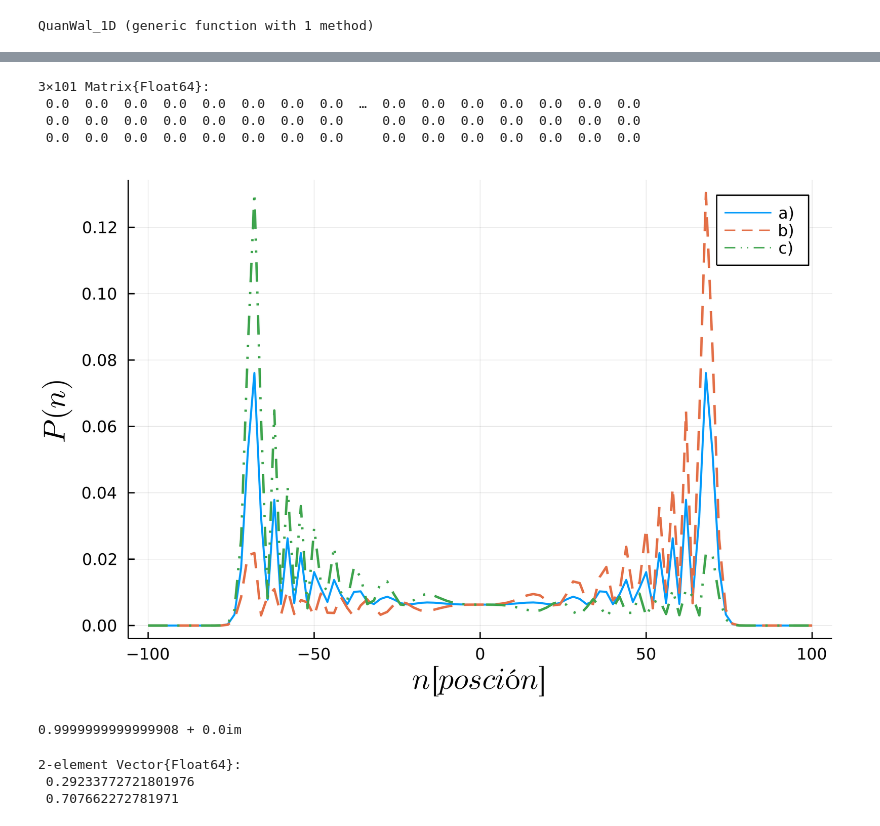
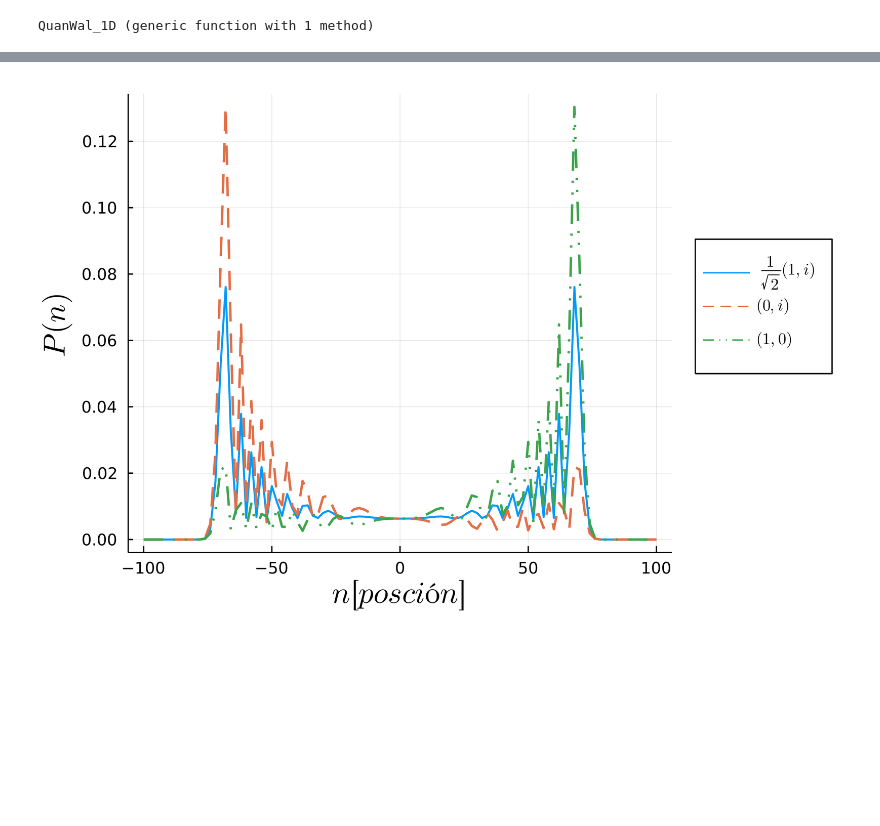
Before and after one commit to sebastiao239/quantum-walks-julia, a Jupyter notebook: Linea infinita/Codigo_QW.ipynb, the cells around one changed output, grey strips where cells are left out. Saved outputs shown, nothing was run; the diff lists cells and outputs as text; code cells hidden in the pictures; blank space fills up the shorter version.

```diff
--- a/Linea infinita/Codigo_QW.ipynb
+++ b/Linea infinita/Codigo_QW.ipynb
@@ -22,10 +22,10 @@ function QuanWal_1D(n::Int64,ϕ::Vector{ComplexF64},H::Matrix{Float64})
 
             for i=(n+1)-k:(n+1)+k
                 if kb[1]*transpose(kb[1])*(H*A[i]) != [0+0im,0+0im] #Si la proyección |L><L|H|phi> es diferente de 0
-                    B[i-1]=B[i-1]+kb[1]*transpose(kb[1])*(H*A[i])  #entonces en B escribira el nuevo qbit H|phi> en la posición n-1
+                    B[i+1]=B[i+1]+kb[1]*transpose(kb[1])*(H*A[i])  #entonces en B escribira el nuevo qbit H|phi> en la posición n-1
                 end                                                 #Sumandola a la anterior que estaba allí
                 if kb[2]*transpose(kb[2])*(H*A[i]) != [0+0im,0+0im] #Si la proyección |R><R|H|phi> es diferente de 0
-                    B[i+1]=B[i+1]+kb[2]*transpose(kb[2])*(H*A[i])   #entonces en B escribira el nuevo qbit H|phi> en la posición n+1
+                    B[i-1]=B[i-1]+kb[2]*transpose(kb[2])*(H*A[i])   #entonces en B escribira el nuevo qbit H|phi> en la posición n+1
                 end                                                  #Sumandola a la anterior que estaba allí
                 for j=(n+1)-k:(n+1)+k
                     A[i]=[0,0]                                     #Por último se reescribe A para que quede en ceros [0,0]
@@ -36,10 +36,10 @@ function QuanWal_1D(n::Int64,ϕ::Vector{ComplexF64},H::Matrix{Float64})
 
             for i=(n+1)-k:(n+1)+k
                 if kb[1]*transpose(kb[1])*(H*B[i]) != [0+0im,0+0im]
-                    A[i-1]=A[i-1]+kb[1]*transpose(kb[1])*(H*B[i])
+                    A[i+1]=A[i+1]+kb[1]*transpose(kb[1])*(H*B[i])
                 end
                 if kb[2]*transpose(kb[2])*(H*B[i]) != [0+0im,0+0im]
-                    A[i+1]=A[i+1]+kb[2]*transpose(kb[2])*(H*B[i])
+                    A[i-1]=A[i-1]+kb[2]*transpose(kb[2])*(H*B[i])
                 end
                 for j=(n+1)-k:(n+1)+k
                     B[i]=[0,0]
@@ -57,10 +57,10 @@ end
 # %% [output]
 QuanWal_1D (generic function with 1 method)
 # %%
-n=100
+n=102
 ϕ=1/sqrt(2)*[1, 1*im]
-ϕ=[1.0,0+0*im]
-ϕ=1.0*[0,1+0*im]
+ϕ=1.0*[1+0*im,0+0*im]
+#ϕ=1/sqrt(2)*[0+0*im,1+1*im]
 H=1/sqrt(2)*[1 1; 1 -1];
 
 
@@ -70,6 +70,10 @@ f(x)=(pi*(1-x^2)*sqrt(1-(2*x^2)))^(-1)
 
 @time G=QuanWal_1D(n,ϕ,H);
 
+
+####################
+###################33
+################33
 Space=-n:1:n
 Proba=norm.(G).^2
 
@@ -86,7 +90,7 @@ for i=1:length(Space)
 end
 Numero_de_datos=length(SpaceP)
 #scatter(SpaceP,ProbaP,lw=0.5,ms=2)
-plot(SpaceP,ProbaP,lw=2)
+plot!(SpaceP,ProbaP,lw=2, label=false,ylabel=L"P(n)",xlabel=L"n[posción]",guidefont=fnt,fmt = :png, dpi=500)
 #bar!((-n:1:n),norm.(G).^2)
 #plot!(-(1/sqrt(2) - 0.1):0.001:(1/sqrt(2) - 0.1),x->f(x))
 # %% [output]
@@ -94,7 +98,0 @@ plot(SpaceP,ProbaP,lw=2)
-# %%
-zeros(3,Numero_de_datos)
-# %% [output]
-3×101 Matrix{Float64}:
- 0.0  0.0  0.0  0.0  0.0  0.0  0.0  0.0  …  0.0  0.0  0.0  0.0  0.0  0.0  0.0
- 0.0  0.0  0.0  0.0  0.0  0.0  0.0  0.0     0.0  0.0  0.0  0.0  0.0  0.0  0.0
- 0.0  0.0  0.0  0.0  0.0  0.0  0.0  0.0     0.0  0.0  0.0  0.0  0.0  0.0  0.0
@@ -101,33 +141,33 @@ zeros(3,Numero_de_datos)
 # %%
 fnt = Plots.font("sans-serif", 15) # Para gráficar loas labels
 
 Cond_0=[1/sqrt(2)*[1, 1*im],[0, 1*im],[1, 0*im]]
 
-SpaceP=zeros(length(Con_0),Numero_de_datos)
-ProbaP=zeros(length(Con_0),Numero_de_datos)
+SpaceP=zeros(length(Cond_0),Numero_de_datos)
+ProbaP=zeros(length(Cond_0),Numero_de_datos)
 
-for i=1:length(Con_0)
+for i=1:length(Cond_0)
     G=QuanWal_1D(n,Cond_0[i],H);
     Space=-n:1:n
     Proba=norm.(G).^2
 
     Contador=1
     index=1
     while Contador != Numero_de_datos+1
 
         if Proba[index]!=0.0
             ProbaP[i,Contador]=Proba[index]
             SpaceP[i,Contador]=Space[index]
             Contador+=1
         end
         index +=1
     end
 end
 
-plot(SpaceP[1,:],ProbaP[1,:],lw=1.5, label="a)",ylabel=L"P(n)",xlabel=L"n[posción]"
-    ,legendfontsize=8.0,guidefont=fnt,fmt = :png, dpi=500)
-plot!(SpaceP[2,:],ProbaP[2,:],lw=1.8, label="b)",ls=:dash)
-plot!(SpaceP[3,:],ProbaP[3,:],lw=1.8, label="c)",ls=:dashdotdot)
+plot(SpaceP[1,:],ProbaP[1,:],lw=1.5, label=L"\frac{1}{\sqrt{2}}(1,i)",ylabel=L"P(n)",xlabel=L"n[posción]"
+    ,legendfontsize=8.0,legend=:outerright,guidefont=fnt,fmt = :png, dpi=500)
+plot!(SpaceP[2,:],ProbaP[2,:],lw=1.8, label=L"(0,i)",ls=:dash)
+plot!(SpaceP[3,:],ProbaP[3,:],lw=1.8, label=L"(1,0)",ls=:dashdotdot)
 # %% [output]
-[figure, old version]
+[figure, new version]
 # %%
@@ -135,21 +175 @@ savefig("./Quantum_walker_Infinity_Chain_Localized.png")
-# %%
-Dst=zeros(ComplexF64,2,2)
-pos=length(G)
-for i=1:pos
-    Dst[1,1]+=abs2(G[i][1])      ### corresponde a izq
-    Dst[1,2]+=G[i][1]*conj(G[i][2])
-    Dst[2,2]+=abs2(G[i][2])      ### correspondiende der
-    Dst[2,1]+=conj(G[i][1])*G[i][2]
-end
-Dst*Dst
-tr(Dst*Dst)
-tr(Dst)
-# %% [output]
-0.9999999999999908 + 0.0im
-# %%
-eigvals(Dst)
-# %% [output]
-2-element Vector{Float64}:
- 0.29233772721801976
- 0.707662272781971
 # %%
```
Also changed, not shown: parts of 12 cells of this notebook, 19 other files.
